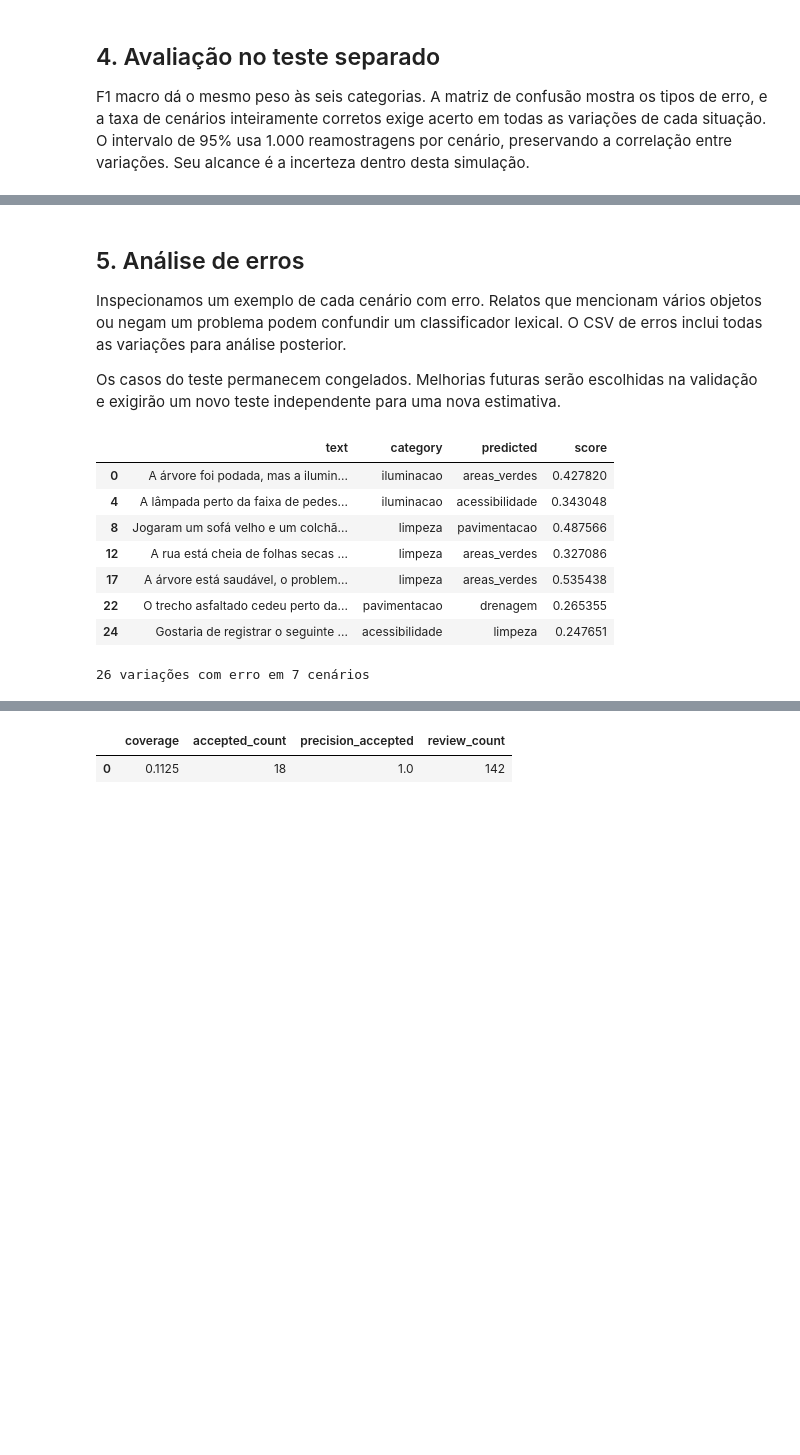
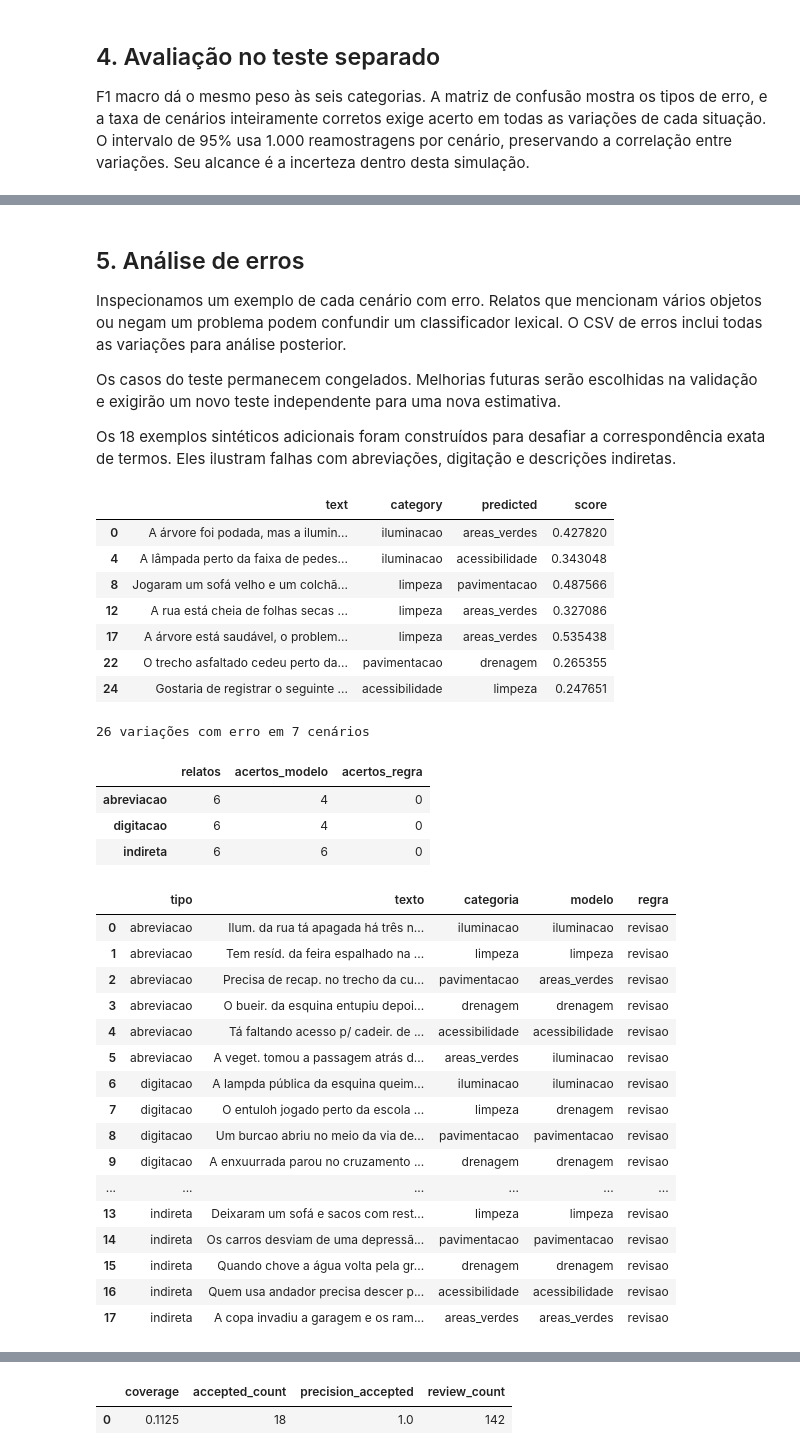
Before and after one commit to guivital1/zela-ml, a Jupyter notebook: notebooks/01_classificacao_relatos.ipynb, the cells around one changed output, grey strips where cells are left out. Drawn from its saved outputs; the diff is of its cells as text; code cells hidden in the pictures; blank space fills up the shorter version.

Commit message:
Aplica a revisão de sugestões e avalia a regra de palavras-chave

```diff
--- a/notebooks/01_classificacao_relatos.ipynb
+++ b/notebooks/01_classificacao_relatos.ipynb
@@ -178,20 +188,49 @@ lexical. O CSV de erros inclui todas as variações para análise posterior.
 
 Os casos do teste permanecem congelados. Melhorias futuras serão escolhidas
 na validação e exigirão um novo teste independente para uma nova estimativa.
+
+Os 18 exemplos sintéticos adicionais foram construídos para desafiar a
+correspondência exata de termos. Eles ilustram falhas com abreviações,
+digitação e descrições indiretas.
 # %%
 errors = pd.read_csv(REPORTS / 'errors.csv')
 display(errors.drop_duplicates('scenario')[['text', 'category', 'predicted', 'score']])
 print(f'{len(errors)} variações com erro em {errors.scenario.nunique()} cenários')
+display(pd.DataFrame(metrics['keywords_test']['robustez_sintetica']).T)
+display(pd.read_csv(REPORTS / 'comparacao_robustez.csv')[
+    ['tipo', 'texto', 'categoria', 'modelo', 'regra']
+])
 # %% [output]
 |  | text | category | predicted | score |
 | 0 | A árvore foi podada, mas a ilumin... | iluminacao | areas_verdes | 0.427820 |
 | 4 | A lâmpada perto da faixa de pedes... | iluminacao | acessibilidade | 0.343048 |
 | 8 | Jogaram um sofá velho e um colchã... | limpeza | pavimentacao | 0.487566 |
 | 12 | A rua está cheia de folhas secas ... | limpeza | areas_verdes | 0.327086 |
 | 17 | A árvore está saudável, o problem... | limpeza | areas_verdes | 0.535438 |
 | 22 | O trecho asfaltado cedeu perto da... | pavimentacao | drenagem | 0.265355 |
 | 24 | Gostaria de registrar o seguinte ... | acessibilidade | limpeza | 0.247651 |
 26 variações com erro em 7 cenários
+|  | relatos | acertos_modelo | acertos_regra |
+| abreviacao | 6 | 4 | 0 |
+| digitacao | 6 | 4 | 0 |
+| indireta | 6 | 6 | 0 |
+|  | tipo | texto | categoria | modelo | regra |
+| 0 | abreviacao | Ilum. da rua tá apagada há três n... | iluminacao | iluminacao | revisao |
+| 1 | abreviacao | Tem resíd. da feira espalhado na ... | limpeza | limpeza | revisao |
+| 2 | abreviacao | Precisa de recap. no trecho da cu... | pavimentacao | areas_verdes | revisao |
+| 3 | abreviacao | O bueir. da esquina entupiu depoi... | drenagem | drenagem | revisao |
+| 4 | abreviacao | Tá faltando acesso p/ cadeir. de ... | acessibilidade | acessibilidade | revisao |
+| 5 | abreviacao | A veget. tomou a passagem atrás d... | areas_verdes | iluminacao | revisao |
+| 6 | digitacao | A lampda pública da esquina queim... | iluminacao | iluminacao | revisao |
+| 7 | digitacao | O entuloh jogado perto da escola ... | limpeza | drenagem | revisao |
+| 8 | digitacao | Um burcao abriu no meio da via de... | pavimentacao | pavimentacao | revisao |
+| 9 | digitacao | A enxuurrada parou no cruzamento ... | drenagem | drenagem | revisao |
+| ... | ... | ... | ... | ... | ... |
+| 13 | indireta | Deixaram um sofá e sacos com rest... | limpeza | limpeza | revisao |
+| 14 | indireta | Os carros desviam de uma depressã... | pavimentacao | pavimentacao | revisao |
+| 15 | indireta | Quando chove a água volta pela gr... | drenagem | drenagem | revisao |
+| 16 | indireta | Quem usa andador precisa descer p... | acessibilidade | acessibilidade | revisao |
+| 17 | indireta | A copa invadiu a garagem e os ram... | areas_verdes | areas_verdes | revisao |
 # %% [markdown]
 ## 6. Cobertura, revisão e casos difíceis
 
```
Also changed, not shown: parts of 3 cells of this notebook, 15 other files.
